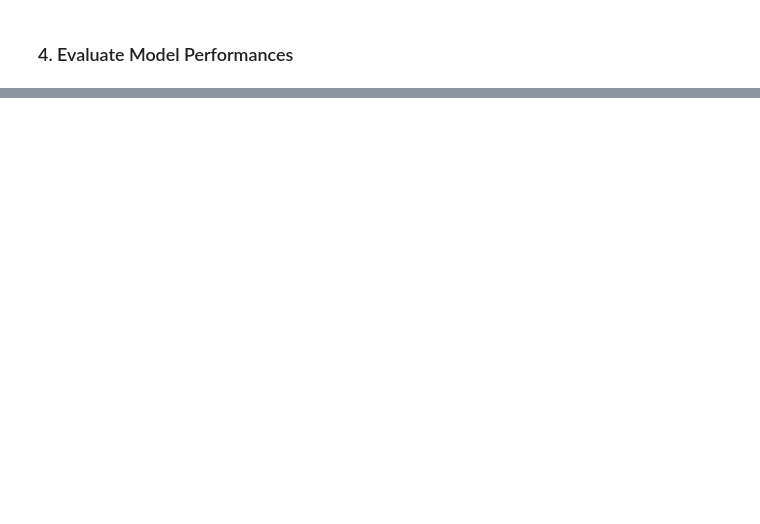
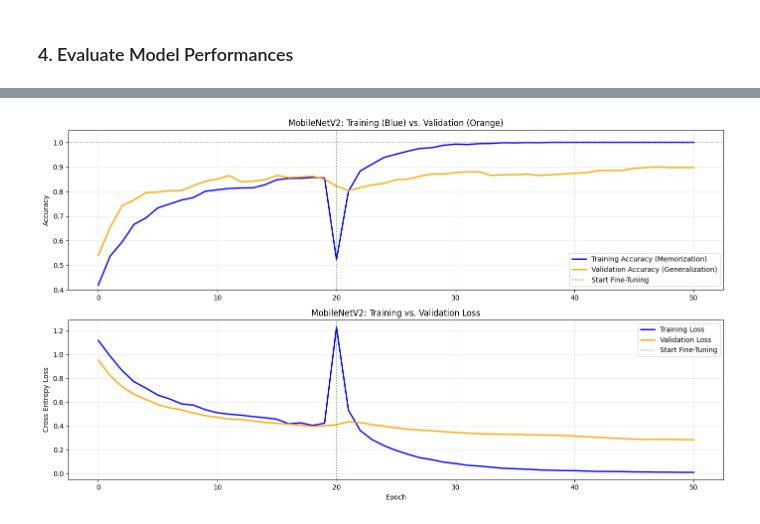
Before and after one commit to yjiang1003/CS484-Project, a Jupyter notebook: CS484_Project.ipynb, the cells around one changed output, grey strips where cells are left out. Cells and saved outputs as stored; diff of their text form; code cells hidden in the pictures; blank space fills up the shorter version.

```diff
--- a/CS484_Project.ipynb
+++ b/CS484_Project.ipynb
@@ -10,5 +11,5 @@ import tensorflow as tf
 # %%
-data_path = pathlib.Path("/Users/Downloads/COVID_IEEE")
+data_path = pathlib.Path("/Users/thailersimmons/iitClass/cs484Project/COVID_IEEE")
 assert data_path.exists(), "Dataset folder not found"
 # %%
 # === Count Images in Each Class ===
@@ -66,0 +428,44 @@ Found 1708 files belonging to 3 classes.
+# %%
+import matplotlib.pyplot as plt
+
+# 1. Combine the Training and Validation histories for MobileNet
+# (Stitching the Transfer Learning + Fine Tuning phases together)
+acc = history_transfer.history['accuracy'] + history_fine.history['accuracy']
+val_acc = history_transfer.history['val_accuracy'] + history_fine.history['val_accuracy']
+
+loss = history_transfer.history['loss'] + history_fine.history['loss']
+val_loss = history_transfer.history['val_loss'] + history_fine.history['val_loss']
+
+# 2. Plot
+plt.figure(figsize=(14, 8))
+
+# --- Plot 1: Accuracy (The "1.0" View) ---
+plt.subplot(2, 1, 1)
+plt.plot(acc, label='Training Accuracy (Memorization)', color='blue', linewidth=2)
+plt.plot(val_acc, label='Validation Accuracy (Generalization)', color='orange', linewidth=2)
+
+# Add labels and markers
+plt.axvline(x=20, color='green', linestyle=':', alpha=0.7, label='Start Fine-Tuning')
+plt.axhline(y=1.0, color='gray', linestyle='--', alpha=0.3) # The 100% ceiling
+plt.ylabel('Accuracy')
+plt.title('MobileNetV2: Training (Blue) vs. Validation (Orange)')
+plt.legend(loc='lower right')
+plt.grid(True, alpha=0.3)
+plt.ylim([0.4, 1.05]) # Zoom in to see the top clearly
+
+# --- Plot 2: Loss ---
+plt.subplot(2, 1, 2)
+plt.plot(loss, label='Training Loss', color='blue', linewidth=2)
+plt.plot(val_loss, label='Validation Loss', color='orange', linewidth=2)
+
+plt.axvline(x=20, color='green', linestyle=':', alpha=0.7, label='Start Fine-Tuning')
+plt.ylabel('Cross Entropy Loss')
+plt.title('MobileNetV2: Training vs. Validation Loss')
+plt.legend(loc='upper right')
+plt.xlabel('Epoch')
+plt.grid(True, alpha=0.3)
+
+plt.tight_layout()
+plt.show()
+# %% [output]
+[figure, added]
```
Also changed, not shown: parts of 13 cells of this notebook.
